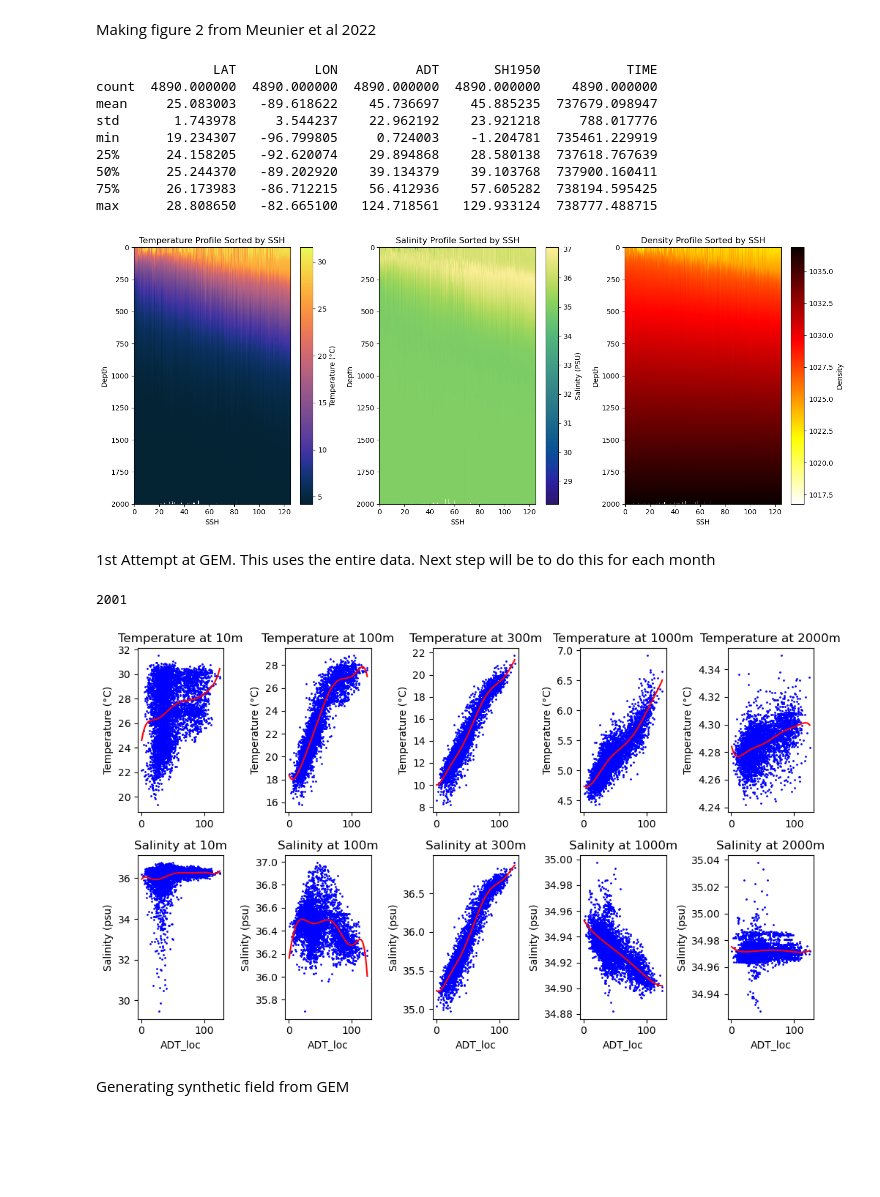
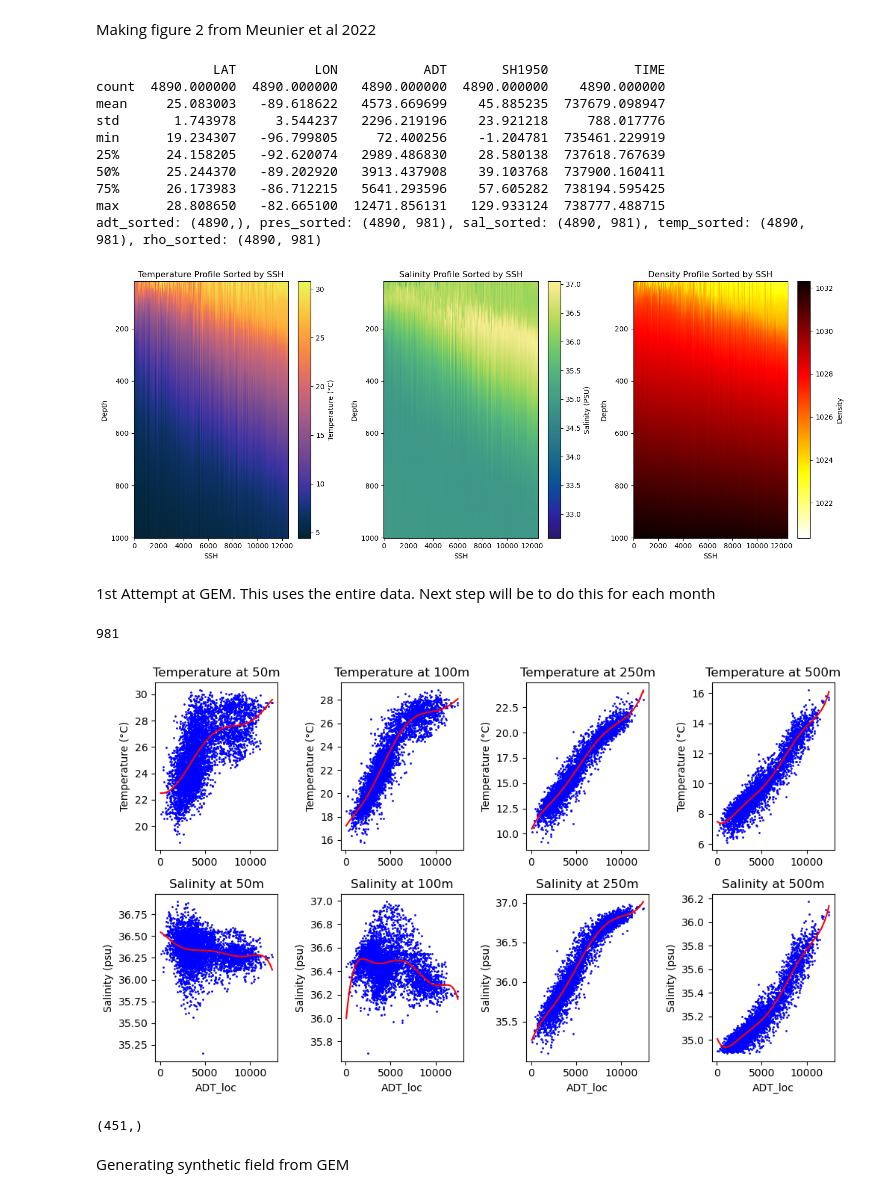
Before and after one commit to 0jrm/GEM_SubsurfaceFields, a Jupyter notebook: 0_GEM_ARGO_glider.ipynb, the cells around one changed output. Cells and saved outputs as stored; diff of their text form; code cells hidden in the pictures; blank space fills up the shorter version.

```diff
--- a/0_GEM_ARGO_glider.ipynb
+++ b/0_GEM_ARGO_glider.ipynb
@@ -6,7 +6,7 @@ Loading data
 import h5py
 import cmocean.cm as ccm
 
-filepath = "/home/jmiranda/SubsurfaceFields/Data/ARGO_GoM_20220920.mat"
+filepath = "/unity/g2/jmiranda/SubsurfaceFields/Data/ARGO_GoM_20220920.mat"
 # filepath = "/content/drive/MyDrive/SubsurfaceFields/Data/ARGO_GoM_20220920.mat"
 
 # Load the parameters of interest
@@ -14,7 +14,7 @@ with h5py.File(filepath, 'r') as f:
     keys = list(f.keys())
     print(keys)
     adt_noseason = f['ADTnoseason_loc'][:]
-    adt = f['ADTnoseason_loc'][:]/100
+    adt = f['ADTnoseason_loc'][:]
     # adt = f['ADT_loc'][:]
     lat = f['LAT'][:]
     lon = f['LON'][:]
@@ -25,6 +25,15 @@ with h5py.File(filepath, 'r') as f:
     temp = f['TEMP'][:]
     time = f['TIME'][:]
     print(lat.shape, lon.shape, pres.shape, rho.shape, sal.shape, sh1950.shape, temp.shape, time.shape)
+
+min_depth = 20
+max_depth = 1001
 # %% [output]
 ['ADT_loc', 'ADTnoseason_loc', 'LAT', 'LON', 'PRES', 'RHO', 'SAL', 'SH1950', 'SIG', 'SPICE', 'TEMP', 'TIME']
 (4890, 1) (4890, 1) (4890, 2001) (4890, 2001) (4890, 2001) (4890, 1) (4890, 2001) (4890, 1)
+# %%
+rho = rho[:,min_depth:max_depth]
+sal = sal[:,min_depth:max_depth]
+temp = temp[:,min_depth:max_depth]
+pres = pres[:,min_depth:max_depth]
+print(lat.shape, lon.shape, pres.shape, rho.shape, sal.shape, sh1950.shape, temp.shape, time.shape)
@@ -98,6 +107,8 @@ rho_sorted = rho[sort_indices, :]
 # Plot the temperature-depth profile
 fig, axs = plt.subplots(1, 3, figsize=(15, 6))
 
+print(f"adt_sorted: {adt_sorted.shape}, pres_sorted: {pres_sorted.shape}, sal_sorted: {sal_sorted.shape}, temp_sorted: {temp_sorted.shape}, rho_sorted: {rho_sorted.shape}")
+
 # Plot temperature
 im1 = axs[0].pcolormesh(adt_sorted, pres_sorted[0,:], temp_sorted.T, cmap=ccm.thermal)
 axs[0].invert_yaxis()
@@ -130,29 +141,30 @@ plt.tight_layout()
 # Display the figure
 plt.show()
 # %% [output]
-               LAT          LON          ADT       SH1950           TIME
-count  4890.000000  4890.000000  4890.000000  4890.000000    4890.000000
-mean     25.083003   -89.618622    45.736697    45.885235  737679.098947
-std       1.743978     3.544237    22.962192    23.921218     788.017776
-min      19.234307   -96.799805     0.724003    -1.204781  735461.229919
-25%      24.158205   -92.620074    29.894868    28.580138  737618.767639
-50%      25.244370   -89.202920    39.134379    39.103768  737900.160411
-75%      26.173983   -86.712215    56.412936    57.605282  738194.595425
-max      28.808650   -82.665100   124.718561   129.933124  738777.488715
+               LAT          LON           ADT       SH1950           TIME
+count  4890.000000  4890.000000   4890.000000  4890.000000    4890.000000
+mean     25.083003   -89.618622   4573.669699    45.885235  737679.098947
+std       1.743978     3.544237   2296.219196    23.921218     788.017776
+min      19.234307   -96.799805     72.400256    -1.204781  735461.229919
+25%      24.158205   -92.620074   2989.486830    28.580138  737618.767639
+50%      25.244370   -89.202920   3913.437908    39.103768  737900.160411
+75%      26.173983   -86.712215   5641.293596    57.605282  738194.595425
+max      28.808650   -82.665100  12471.856131   129.933124  738777.488715
+adt_sorted: (4890,), pres_sorted: (4890, 981), sal_sorted: (4890, 981), temp_sorted: (4890, 981), rho_sorted: (4890, 981)
-[figure, old version]
+[figure, new version]
 # %% [markdown]
 1st Attempt at GEM. This uses the entire data. Next step will be to do this for each month
 # %%
 import pickle
 
-degree = 7 # 7 seems to yield the best results so far
+degree = 6 # 7 seems to yield the best results so far
 
 # Define the pressure grid (as in Meunier 2022)
-pressure_grid = np.arange(0, 2001)
+pressure_grid = np.arange(min_depth, max_depth)
 print(len(pressure_grid))
 
 # Define the depths for which to make plots
-depths = [10, 100, 300, 1000, 2000]
+depths = [50, 100, 250, 500]
 
 # Add a small value multiplied by the index to the sorted ADT_loc values to ensure they are strictly increasing
 adt_sorted_increasing = adt_sorted + np.arange(len(adt_sorted)) * 1e-10
@@ -165,7 +177,7 @@ TEMP_polyfits = []
 SAL_polyfits = []
 
 # For each pressure level
-for i in pressure_grid:
+for i, p in enumerate(pressure_grid):
 
     # Get the temperature and salinity at this pressure level
     TEMP_at_p = temp_sorted[:, i]
@@ -206,36 +218,40 @@ for i, depth in enumerate(depths):
 
     # Calculate the pressure grid index closest to the depth
     idx = np.abs(pressure_grid - depth).argmin()-1
 
     # Plot the raw temperature and salinity values at this depth
     axs[0, i].scatter(adt_sorted, temp_sorted[:, idx], s=1, color='blue')
     axs[1, i].scatter(adt_sorted, sal_sorted[:, idx], s=1, color='blue')
 
     # Generate a range of ADT_loc values for the interpolated data
     ADT_loc_range = np.linspace(adt_sorted.min(), adt_sorted.max(), 1000)
 
     # Plot the polynomial fits for temperature and salinity at this depth
     axs[0, i].plot(ADT_loc_range, polyfits['TEMP'][idx](ADT_loc_range), color='red')
     axs[1, i].plot(ADT_loc_range, polyfits['SAL'][idx](ADT_loc_range), color='red')
 
     # Set the titles and labels
     axs[0, i].set_title(f"Temperature at {depth}m")
     # axs[0, i].set_xlabel('ADT_loc')
     axs[0, i].set_ylabel('Temperature (°C)')
     axs[1, i].set_title(f"Salinity at {depth}m")
     axs[1, i].set_xlabel('ADT_loc')
     axs[1, i].set_ylabel('Salinity (psu)')
 
 # Adjust the layout and show the plots
 plt.tight_layout()
 plt.show()
 
-filename = '/home/jmiranda/SubsurfaceFields/GEM_SubsurfaceFields/GEM_polyfits.pkl'
+filename = '/unity/g2/jmiranda/SubsurfaceFields/GEM_SubsurfaceFields/GEM_polyfits.pkl'
 with open(filename, 'wb') as f:
     pickle.dump(polyfits, f)
 # %% [output]
-2001
+981
-[figure, old version]
+[figure, new version]
+# %%
+pressure_grid.shape
+# %% [output]
+(451,)
 # %% [markdown]
 Generating synthetic field from GEM
 # %%
```
Also changed, not shown: parts of 6 cells of this notebook, 2 other files.
